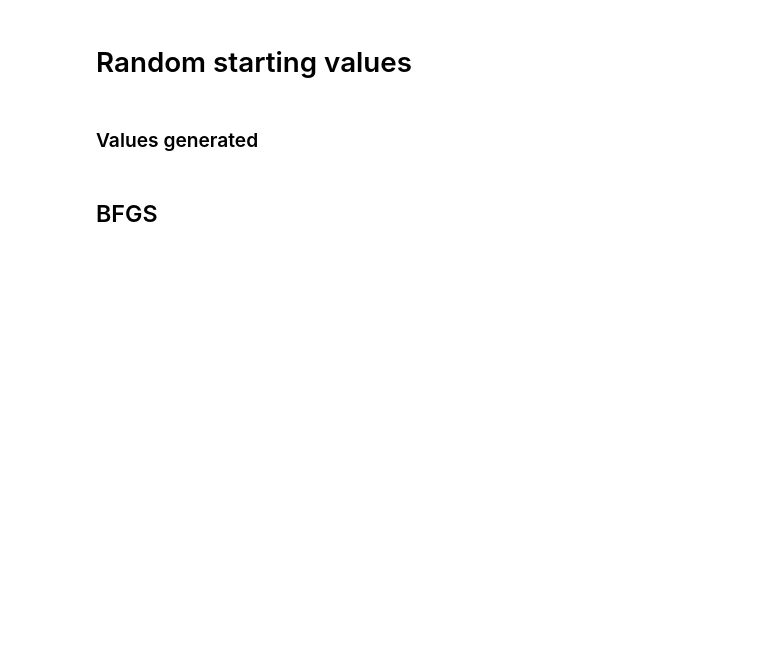
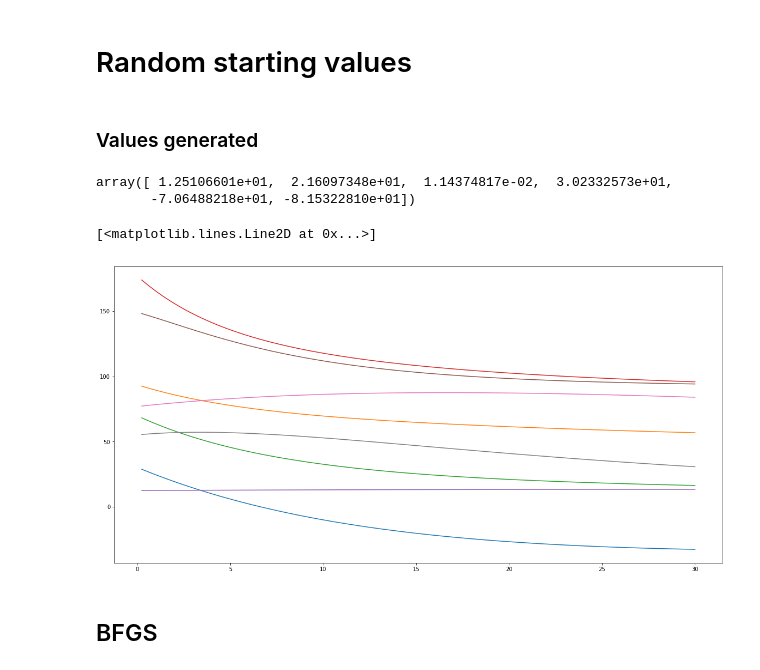
Before and after one commit to andrey-lukyanov/Comparing-numerical-methods-for-term-structure-fitting, a Jupyter notebook: New_calculation.ipynb, the cells around one changed output. Drawn from its saved outputs; the diff is of its cells as text; code cells hidden in the pictures; blank space fills up the shorter version.

```diff
--- a/New_calculation.ipynb
+++ b/New_calculation.ipynb
@@ -36,7 +38,7 @@ array([ 0.53856817,  1.47032633,  9.19966626, -1.41323065,  3.39936108,
 # %%
 thetas = np.zeros([len(thesis_library.dates), 6])
 
-for i in range(len(thesis_library.dates)):
+for i in range(4):
     if i != 0:
         thetas[i] = thesis_library.optimize_on_day_with_starting_values(i, 'BFGS', theta0 = thetas[i - 1])
     else:
@@ -51,7 +51,7 @@ C:\Users\1\Desktop\Comparing-numerical-meth
 # %%
 thetas = np.zeros([len(thesis_library.dates), 6])
 
-for i in range(len(thesis_library.dates)):
+for i in range(4):
     if i != 0:
         thetas[i] = thesis_library.optimize_on_day_with_starting_values(i, 'nelder-mead', theta0 = thetas[i - 1])
     else:
@@ -66,7 +64,7 @@ C:\Users\1\Desktop\Comparing-numerical-meth
 # %%
 thetas = np.zeros([len(thesis_library.dates), 6])
 
-for i in range(len(thesis_library.dates)):
+for i in range(4):
     if i != 0:
         thetas[i] = thesis_library.optimize_on_day_with_starting_values(i, 'powell', theta0 = thetas[i - 1])
     else:
@@ -86,6 +82,26 @@ np.random.seed(1)
 rand_thetas = [np.concatenate([np.array([i]), np.random.uniform(low=0, high=30, size = 2),
                               np.random.uniform(low=0, high=100, size = 2), np.random.uniform(low=-100, high=100, size = 2)
                               ]) for i in range(1, 9)]
+# %%
+rand_thetas[0][1:]
+# %% [output]
+array([ 1.25106601e+01,  2.16097348e+01,  1.14374817e-02,  3.02332573e+01,
+       -7.06488218e+01, -8.15322810e+01])
+# %%
+maturities = np.linspace(0, 30, 121)
+
+plt.figure(figsize=(20, 10))
+plt.plot(maturities, thesis_library.nss(maturities, theta = rand_thetas[0][1:]))
+plt.plot(maturities, thesis_library.nss(maturities, theta = rand_thetas[1][1:]))
+plt.plot(maturities, thesis_library.nss(maturities, theta = rand_thetas[2][1:]))
+plt.plot(maturities, thesis_library.nss(maturities, theta = rand_thetas[3][1:]))
+plt.plot(maturities, thesis_library.nss(maturities, theta = rand_thetas[4][1:]))
+plt.plot(maturities, thesis_library.nss(maturities, theta = rand_thetas[5][1:]))
+plt.plot(maturities, thesis_library.nss(maturities, theta = rand_thetas[6][1:]))
+plt.plot(maturities, thesis_library.nss(maturities, theta = rand_thetas[7][1:]));
+# %% [output]
+[<matplotlib.lines.Line2D at 0x...>]
+[figure, added]
 # %% [markdown]
 ## BFGS
 # %% [markdown]
```
Also changed, not shown: parts of 8 cells of this notebook, 8 other files.
